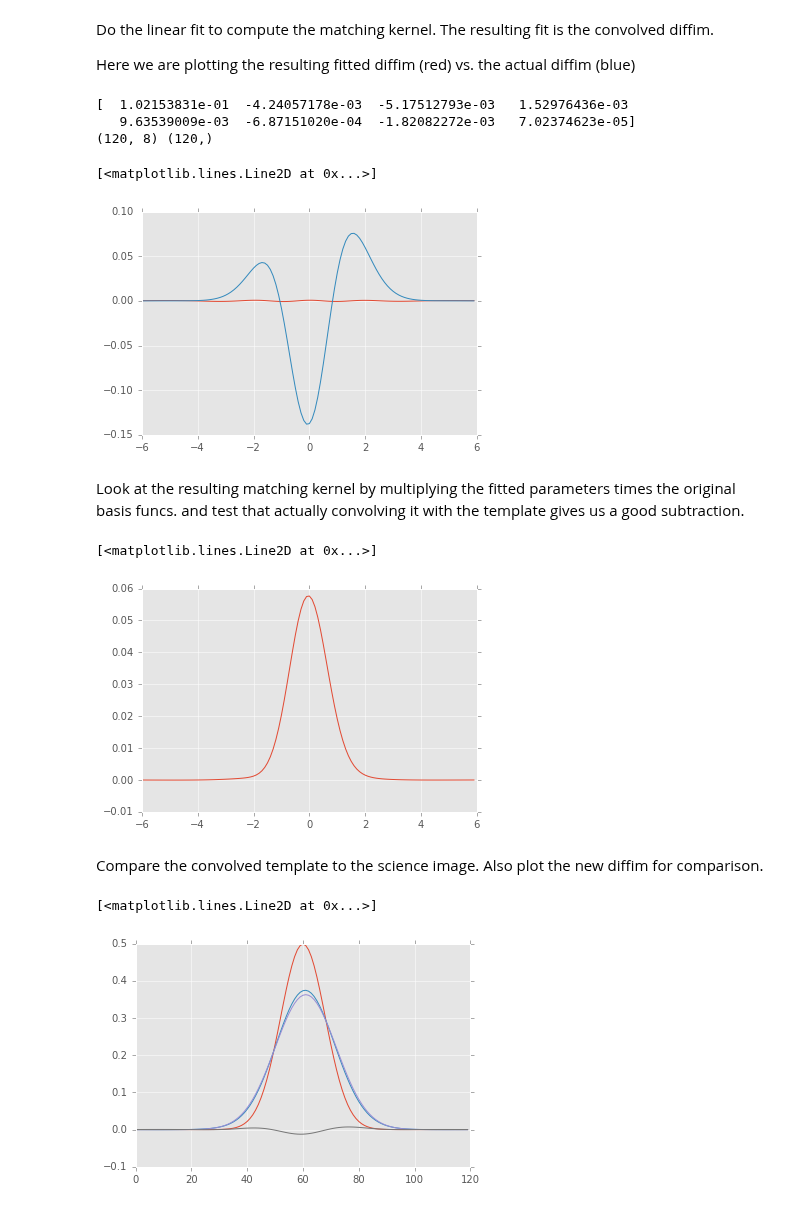
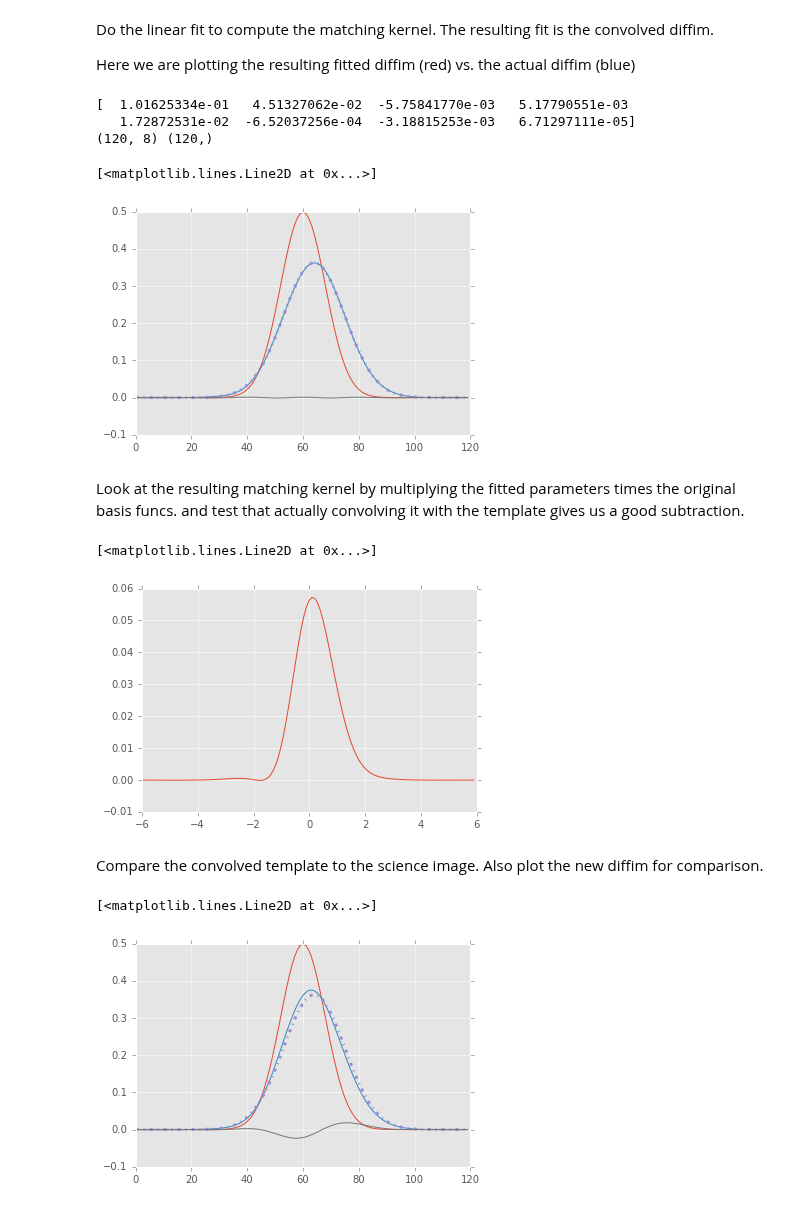
Before and after one commit to lsst-dm/diffimTests, a Jupyter notebook: 3. trial implementation of AL in 1D.ipynb, the cells around one changed output. Cells and saved outputs as stored; diff of their text form; code cells hidden in the pictures.

Commit message:
fix plots

```diff
--- a/3. trial implementation of AL in 1D.ipynb
+++ b/3. trial implementation of AL in 1D.ipynb
@@ -93,7 +93,7 @@ for b in basis.T:
 Make the two "images". `im1` is the template, `im2` is the science image.
 # %%
 im1 = gaussian(x, m=0.0, s=0.8)  # template
-im2 = gaussian(x, m=0.1, s=1.1)  # science image; include a slight registration error
+im2 = gaussian(x, m=0.4, s=1.1)  # science image; include a slight registration error
 plt.plot(x, im1); plt.plot(x, im2); plt.plot(x, im2-im1)
 # %% [output]
 [<matplotlib.lines.Line2D at 0x...>]
@@ -125,16 +125,20 @@ Here we are plotting the resulting fitted diffim (red) vs. the actual diffim (bl
 # %%
 pars = np.linalg.lstsq(basis2, im2)[0]
 print pars
 fit = (pars * basis2).sum(1)
 print basis2.shape, fit.shape
-plt.plot(x, im2 - fit)  # science - convolved template (red)
-plt.plot(x, im2 - im1)  # science - original template (blue)
+#plt.plot(x, im2 - fit)  # science - convolved template (red)
+#plt.plot(x, im2 - im1)  # science - original template (blue)
+plt.plot(im1)  # original template (red)
+plt.plot(fit)  # convolved template (blue)  -- note looks purple because it's right on top of im2
+plt.plot(im2, ls='-.', lw=3)  # science image (dotted, purple)
+plt.plot(im2 - fit)  # diffim (grey)
 # %% [output]
-[  1.02153831e-01  -4.24057178e-03  -5.17512793e-03   1.52976436e-03
-   9.63539009e-03  -6.87151020e-04  -1.82082272e-03   7.02374623e-05]
+[  1.01625334e-01   4.51327062e-02  -5.75841770e-03   5.17790551e-03
+   1.72872531e-02  -6.52037256e-04  -3.18815253e-03   6.71297111e-05]
 (120, 8) (120,)
 [<matplotlib.lines.Line2D at 0x...>]
-[figure, old version]
+[figure, new version]
 # %% [markdown]
 Look at the resulting matching kernel by multiplying the fitted parameters times the original basis funcs. and test that actually convolving it with the template gives us a good subtraction.
 # %%
@@ -143,15 +147,15 @@ fit /= fit.sum()
 plt.plot(x, fit)  # this plots the matching kernel
 # %% [output]
 [<matplotlib.lines.Line2D at 0x...>]
-[figure, old version]
+[figure, new version]
 # %% [markdown]
 Compare the convolved template to the science image. Also plot the new diffim for comparison.
 # %%
 conv_im1 = np.convolve(im1, fit, mode='same')
 plt.plot(im1)  # original template (red)
 plt.plot(conv_im1)  # convolved template (blue)
-plt.plot(im2)  # science image (purple)
+plt.plot(im2, ls='-.', lw=3)  # science image (dotted, purple)
 plt.plot(im2 - conv_im1)  # diffim (grey)
 # %% [output]
 [<matplotlib.lines.Line2D at 0x...>]
-[figure, old version]
+[figure, new version]
```
Also changed, not shown: parts of 5 cells of this notebook.
